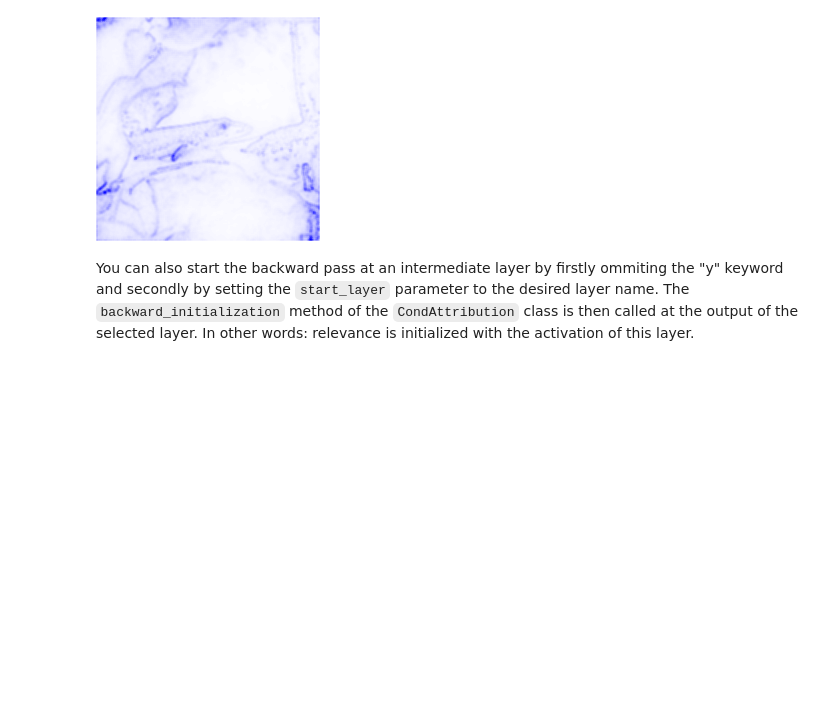
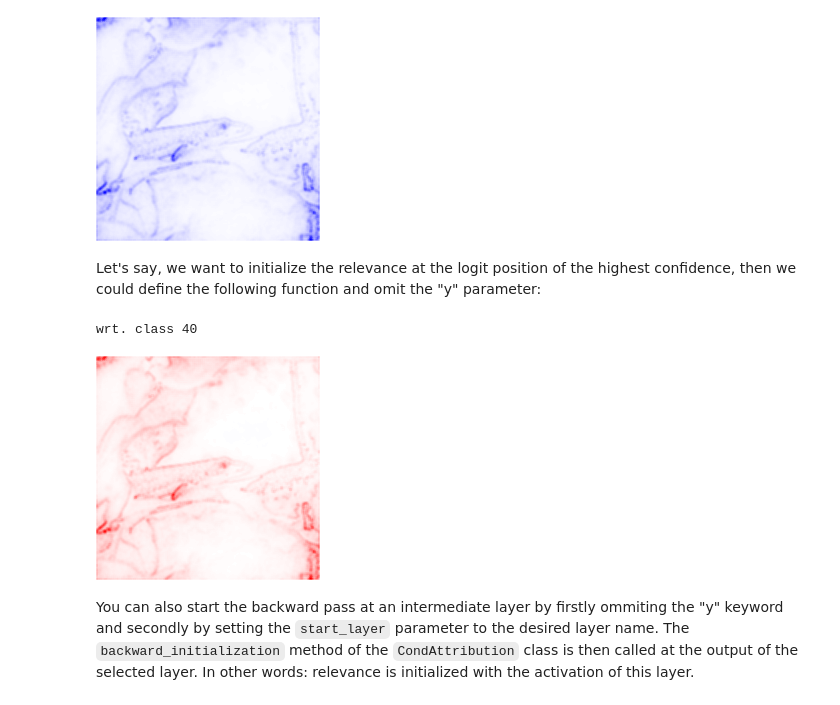
Before and after one commit to rachtibat/zennit-crp, a Jupyter notebook: tutorials/attributions.ipynb, the cells around one changed output. Saved outputs shown, nothing was run; the diff lists cells and outputs as text; code cells hidden in the pictures; blank space fills up the shorter version.

```diff
--- a/tutorials/attributions.ipynb
+++ b/tutorials/attributions.ipynb
@@ -74,0 +100,16 @@ tensor([[1., 0., 1., 0., 0.],
+# %%
+import torch
+from torchvision.models.vgg import vgg16_bn
+import torchvision.transforms as T
+from PIL import Image
+
+device = "cuda:0" if torch.cuda.is_available() else "cpu"
+
+model = vgg16_bn(True).to(device)
+model.eval()
+
+transform = T.Compose([T.Resize(256), T.CenterCrop(224), T.ToTensor(), T.Normalize(mean=[0.485, 0.456, 0.406], std=[0.229, 0.224, 0.225])])
+image = Image.open("images/lizard.jpg")
+sample = transform(image).unsqueeze(0).to(device)
+
+image
@@ -80,7 +123,7 @@ from zennit.canonizers import SequentialMergeBatchNorm
 from crp.attribution import CondAttribution
 
 composite = EpsilonPlusFlat([SequentialMergeBatchNorm()])
-attribution = CondAttribution(model)
+attribution = CondAttribution(model, no_param_grad=True)
 # %% [markdown]
 To compute attributions, we first define a condition set that indicates wrt. which class the attribution should be initialized. The keyword "y" is used for this purpose.
 
@@ -156,6 +199,23 @@ heatmap, _, _, _ = attribution(sample, conditions, composite, init_rel=-1)
 imgify(heatmap, symmetric=True)
 # %% [output]
 [figure]
+# %% [markdown]
+Let's say, we want to initialize the relevance at the logit position of the highest confidence, then we could define the following function and omit the "y" parameter:
+# %%
+softmax = torch.nn.Softmax(dim=-1)
+def select_max(pred):
+    id = softmax(pred).argmax(-1).item()
+    print(f"wrt. class {id}")
+    mask = torch.zeros_like(pred)
+    mask[0, id] = pred[0, id]
+    return mask
+
+conditions = [{"features.40": [35]}]
+heatmap, _, _, _ = attribution(sample, conditions, composite, init_rel=select_max)
+imgify(heatmap, symmetric=True)
+# %% [output]
+wrt. class 40
+[figure, added]
 # %% [markdown]
 You can also start the backward pass at an intermediate layer by firstly ommiting the "y" keyword and secondly by setting the `start_layer` parameter to the desired layer name. The `backward_initialization` method of the `CondAttribution` class is then called at the output of the selected layer. In other words: relevance is initialized with the activation of this layer.
 # %%
```
Also changed, not shown: parts of 47 cells of this notebook, 1 other file.
